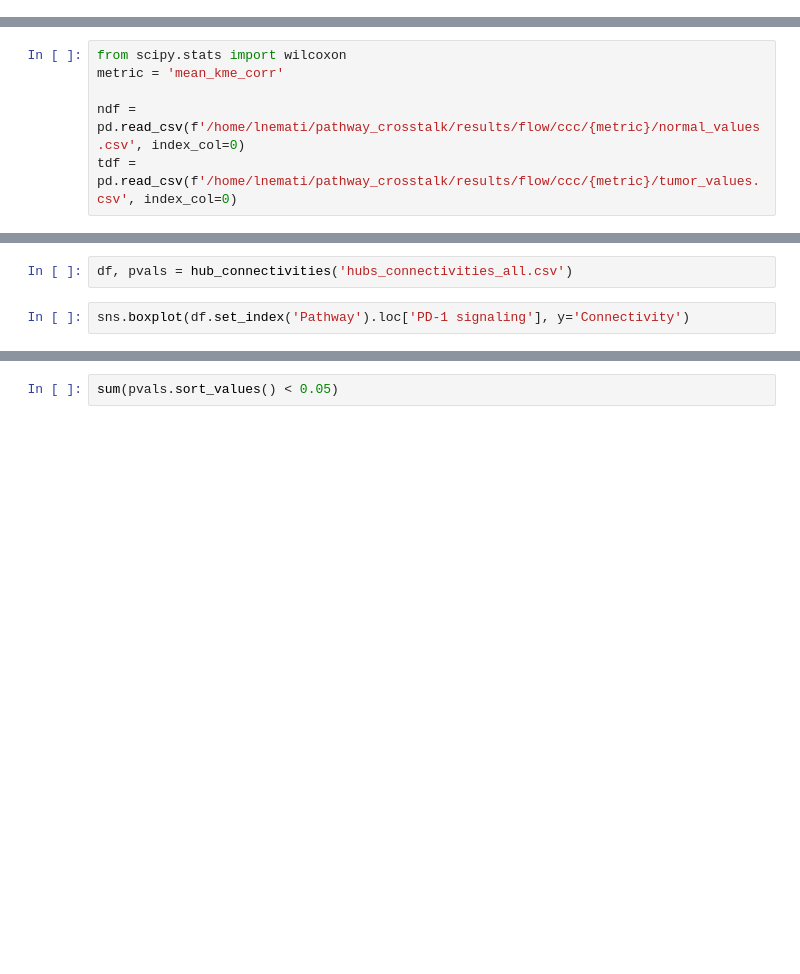
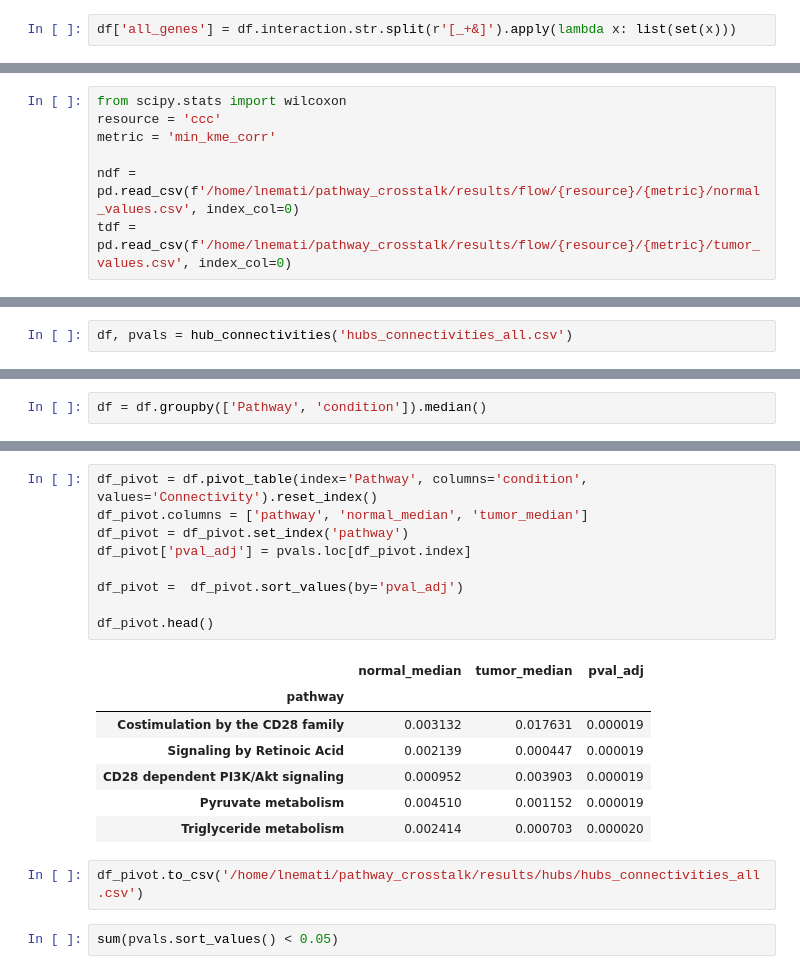
Before and after one commit to lorenzoamir/cci_circuits_paper_2025, a Jupyter notebook: code/notebook.ipynb, the cells around one changed output, grey strips where cells are left out. Saved outputs shown, nothing was run; the diff lists cells and outputs as text; blank space fills up the shorter version.

Commit message:
start multiple interactions

```diff
--- a/code/notebook.ipynb
+++ b/code/notebook.ipynb
@@ -52,0 +84,2 @@ orangecolor = '#e69426'
+# %%
+df['all_genes'] = df.interaction.str.split(r'[_+&]').apply(lambda x: list(set(x)))
@@ -53,9 +88,10 @@ orangecolor = '#e69426'
 # %%
 from scipy.stats import wilcoxon
-metric = 'mean_kme_corr'
+resource = 'ccc'
+metric = 'min_kme_corr'
 
-ndf = pd.read_csv(f'/home/lnemati/pathway_crosstalk/results/flow/ccc/{metric}/normal_values.csv', index_col=0)
-tdf = pd.read_csv(f'/home/lnemati/pathway_crosstalk/results/flow/ccc/{metric}/tumor_values.csv', index_col=0)
+ndf = pd.read_csv(f'/home/lnemati/pathway_crosstalk/results/flow/{resource}/{metric}/normal_values.csv', index_col=0)
+tdf = pd.read_csv(f'/home/lnemati/pathway_crosstalk/results/flow/{resource}/{metric}/tumor_values.csv', index_col=0)
 # %%
 diff = tdf - ndf
 
@@ -2015,5 +2051,3 @@ def hub_connectivities(filename):
     return df, pvals
 # %%
 df, pvals = hub_connectivities('hubs_connectivities_all.csv')
-# %%
-sns.boxplot(df.set_index('Pathway').loc['PD-1 signaling'], y='Connectivity')
@@ -2021,0 +2054,2 @@ ValueError: Could not interpret input 'Connectivity'
+# %%
+df = df.groupby(['Pathway', 'condition']).median()
@@ -2022,3 +2072,22 @@ ValueError: Could not interpret input 'Connectivity'
+# %%
+df_pivot = df.pivot_table(index='Pathway', columns='condition', values='Connectivity').reset_index()
+df_pivot.columns = ['pathway', 'normal_median', 'tumor_median']
+df_pivot = df_pivot.set_index('pathway')
+df_pivot['pval_adj'] = pvals.loc[df_pivot.index]
+
+df_pivot =  df_pivot.sort_values(by='pval_adj')
+
+df_pivot.head()
+# %% [output]
+|  | normal_median | tumor_median | pval_adj |
+| pathway |  |  |  |
+| Costimulation by the CD28 family | 0.003132 | 0.017631 | 0.000019 |
+| Signaling by Retinoic Acid | 0.002139 | 0.000447 | 0.000019 |
+| CD28 dependent PI3K/Akt signaling | 0.000952 | 0.003903 | 0.000019 |
+| Pyruvate metabolism | 0.004510 | 0.001152 | 0.000019 |
+| Triglyceride metabolism | 0.002414 | 0.000703 | 0.000020 |
+# %%
+df_pivot.to_csv('/home/lnemati/pathway_crosstalk/results/hubs/hubs_connectivities_all.csv')
 # %%
 sum(pvals.sort_values() < 0.05)
 # %% [output]
```
Also changed, not shown: parts of 17 cells of this notebook, 2 other files.
